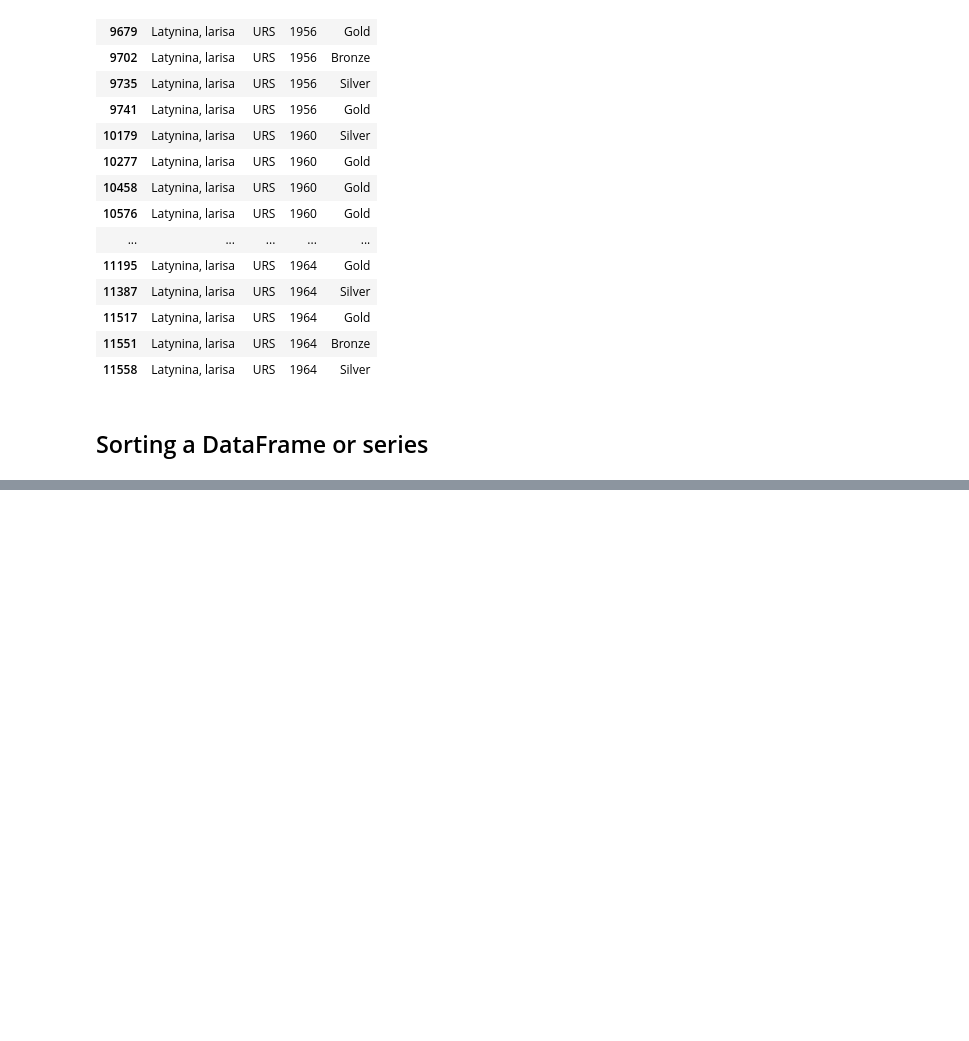
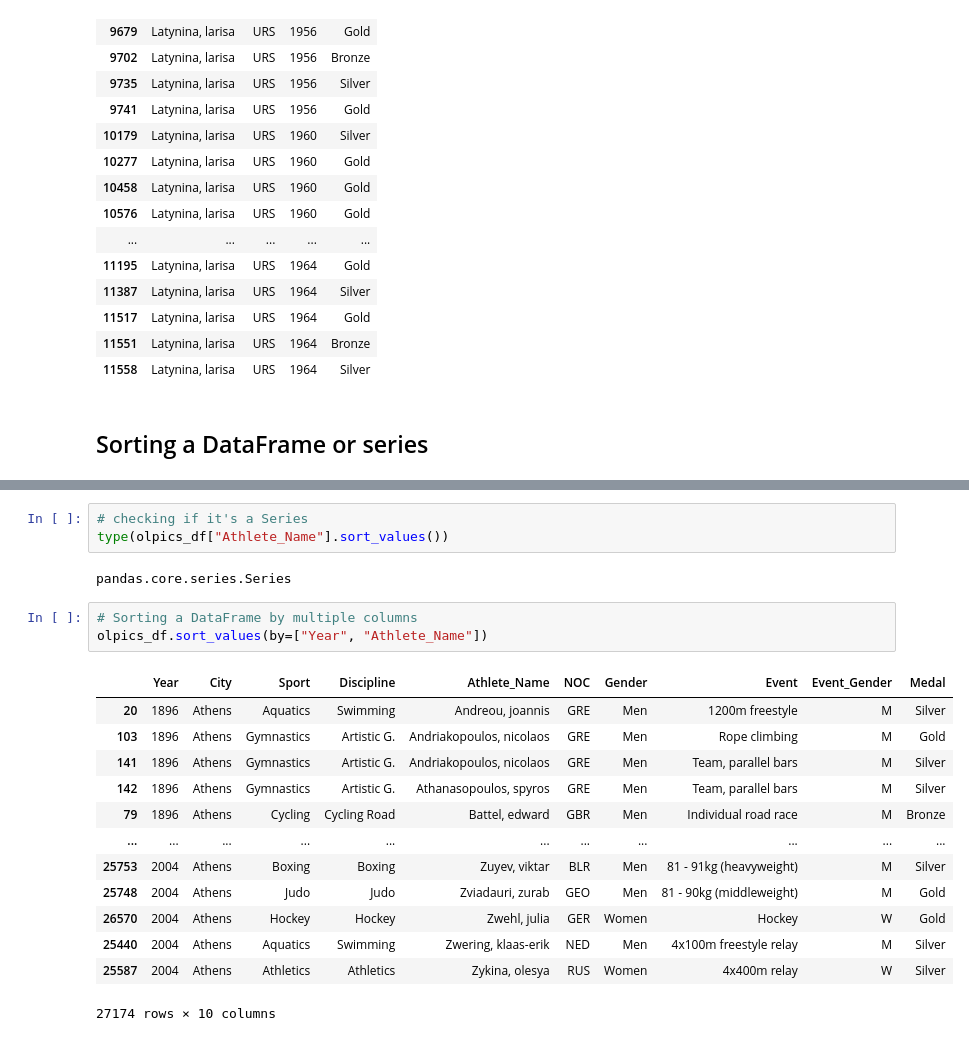
Before and after one commit to Wambaforestin/learning-python, a Jupyter notebook: python_libraries/learning_pandas2.0.ipynb, the cells around one changed output, grey strips where cells are left out. Saved outputs shown, nothing was run; the diff lists cells and outputs as text; blank space fills up the shorter version.

```diff
--- a/python_libraries/learning_pandas2.0.ipynb
+++ b/python_libraries/learning_pandas2.0.ipynb
@@ -580,0 +633,22 @@ olpics_df[olpics_df["Athlete_Name"].str.contains("Latynina")][["Athlete_Name", "
+# %%
+# checking if it's a Series
+type(olpics_df["Athlete_Name"].sort_values())
+# %% [output]
+pandas.core.series.Series
+# %%
+# Sorting a DataFrame by multiple columns
+olpics_df.sort_values(by=["Year", "Athlete_Name"])
+# %% [output]
+|  | Year | City | Sport | Discipline | Athlete_Name | NOC | Gender | Event | Event_Gender | Medal |
+| 20 | 1896 | Athens | Aquatics | Swimming | Andreou, joannis | GRE | Men | 1200m freestyle | M | Silver |
+| 103 | 1896 | Athens | Gymnastics | Artistic G. | Andriakopoulos, nicolaos | GRE | Men | Rope climbing | M | Gold |
+| 141 | 1896 | Athens | Gymnastics | Artistic G. | Andriakopoulos, nicolaos | GRE | Men | Team, parallel bars | M | Silver |
+| 142 | 1896 | Athens | Gymnastics | Artistic G. | Athanasopoulos, spyros | GRE | Men | Team, parallel bars | M | Silver |
+| 79 | 1896 | Athens | Cycling | Cycling Road | Battel, edward | GBR | Men | Individual road race | M | Bronze |
+| ... | ... | ... | ... | ... | ... | ... | ... | ... | ... | ... |
+| 25753 | 2004 | Athens | Boxing | Boxing | Zuyev, viktar | BLR | Men | 81 - 91kg (heavyweight) | M | Silver |
+| 25748 | 2004 | Athens | Judo | Judo | Zviadauri, zurab | GEO | Men | 81 - 90kg (middleweight) | M | Gold |
+| 26570 | 2004 | Athens | Hockey | Hockey | Zwehl, julia | GER | Women | Hockey | W | Gold |
+| 25440 | 2004 | Athens | Aquatics | Swimming | Zwering, klaas-erik | NED | Men | 4x100m freestyle relay | M | Silver |
+| 25587 | 2004 | Athens | Athletics | Athletics | Zykina, olesya | RUS | Women | 4x400m relay | W | Silver |
+27174 rows × 10 columns
```
Also changed, not shown: parts of 5 cells of this notebook.
